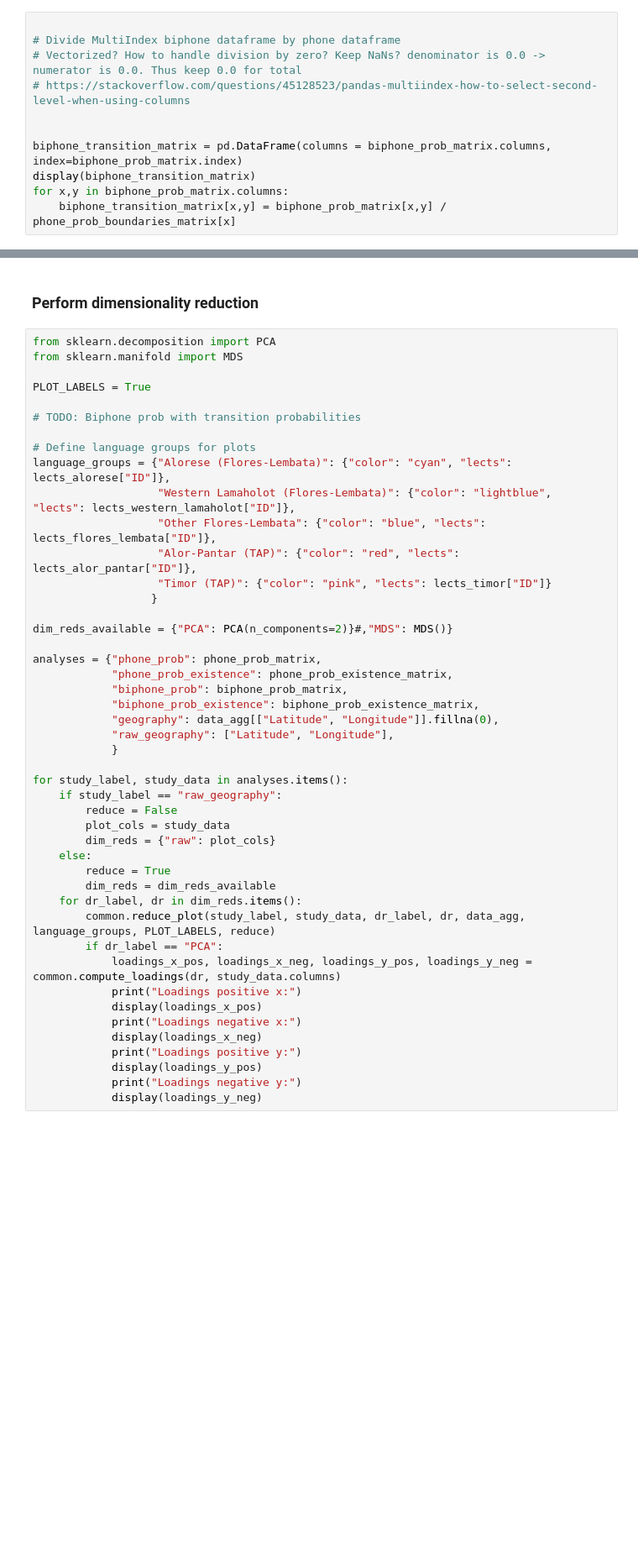
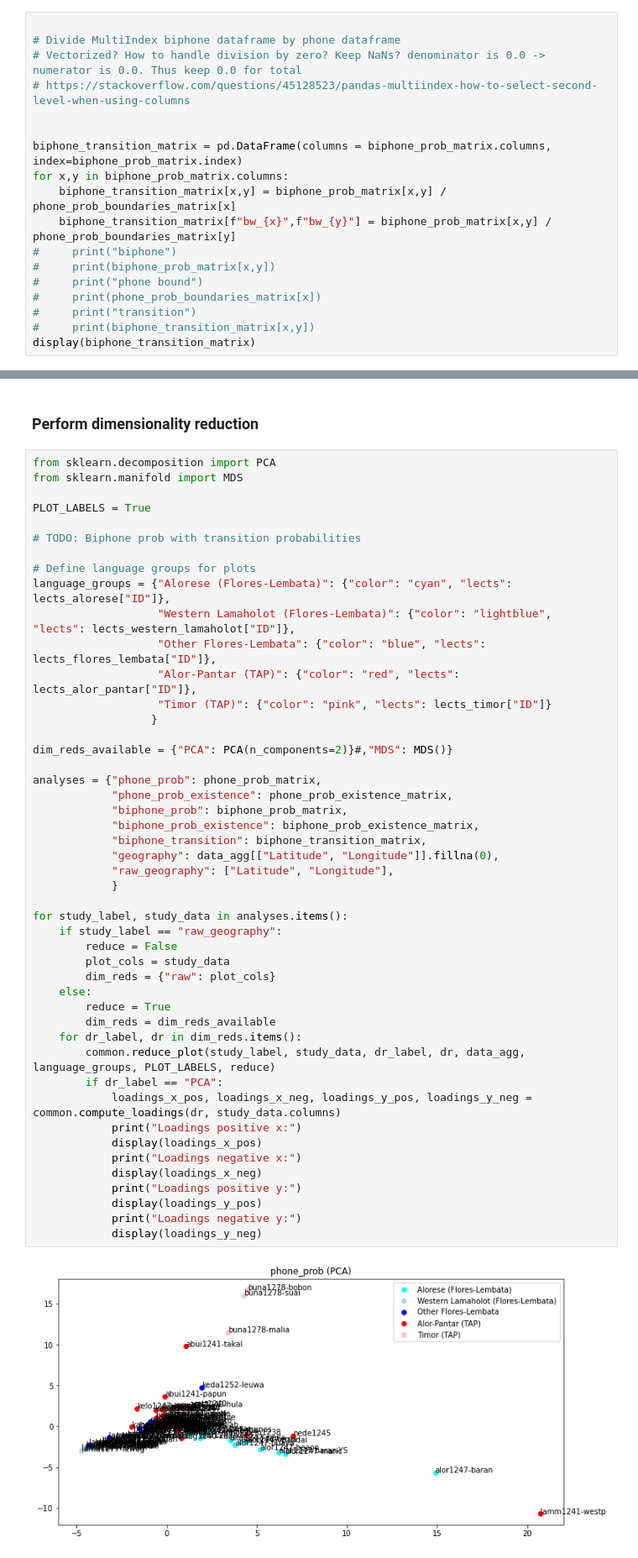
Before and after one commit to peterdekker/agents-intergenerational, a Jupyter notebook: data/compare_phonology.ipynb, the cells around one changed output, grey strips where cells are left out. Shown at 84% size. Saved outputs shown, nothing was run; the diff lists cells and outputs as text; blank space fills up the shorter version.

Commit message:
Implemented transition probabilities

```diff
--- a/data/compare_phonology.ipynb
+++ b/data/compare_phonology.ipynb
@@ -105,6 +146,13 @@ AttributeError: module 'common' has no attribute 'phone_prob_boundaries'
 
 
 biphone_transition_matrix = pd.DataFrame(columns = biphone_prob_matrix.columns, index=biphone_prob_matrix.index)
-display(biphone_transition_matrix)
 for x,y in biphone_prob_matrix.columns:
     biphone_transition_matrix[x,y] = biphone_prob_matrix[x,y] / phone_prob_boundaries_matrix[x]
+    biphone_transition_matrix[f"bw_{x}",f"bw_{y}"] = biphone_prob_matrix[x,y] / phone_prob_boundaries_matrix[y]
+#     print("biphone")
+#     print(biphone_prob_matrix[x,y])
+#     print("phone bound")
+#     print(phone_prob_boundaries_matrix[x])
+#     print("transition")
+#     print(biphone_transition_matrix[x,y])
+display(biphone_transition_matrix)
@@ -129,30 +193,33 @@ language_groups = {"Alorese (Flores-Lembata)": {"color": "cyan", "lects": lects_
 dim_reds_available = {"PCA": PCA(n_components=2)}#,"MDS": MDS()}
 
 analyses = {"phone_prob": phone_prob_matrix,
             "phone_prob_existence": phone_prob_existence_matrix,
             "biphone_prob": biphone_prob_matrix,
             "biphone_prob_existence": biphone_prob_existence_matrix,
+            "biphone_transition": biphone_transition_matrix,
             "geography": data_agg[["Latitude", "Longitude"]].fillna(0),
             "raw_geography": ["Latitude", "Longitude"],
             }
 
 for study_label, study_data in analyses.items():
     if study_label == "raw_geography":
         reduce = False
         plot_cols = study_data
         dim_reds = {"raw": plot_cols}
     else:
         reduce = True
         dim_reds = dim_reds_available
     for dr_label, dr in dim_reds.items():
         common.reduce_plot(study_label, study_data, dr_label, dr, data_agg, language_groups, PLOT_LABELS, reduce)
         if dr_label == "PCA":
             loadings_x_pos, loadings_x_neg, loadings_y_pos, loadings_y_neg = common.compute_loadings(dr, study_data.columns)
             print("Loadings positive x:")
             display(loadings_x_pos)
             print("Loadings negative x:")
             display(loadings_x_neg)
             print("Loadings positive y:")
             display(loadings_y_pos)
             print("Loadings negative y:")
             display(loadings_y_neg)
+# %% [output]
+[figure, added]
```
Also changed, not shown: parts of 3 cells of this notebook, 1 other file.
